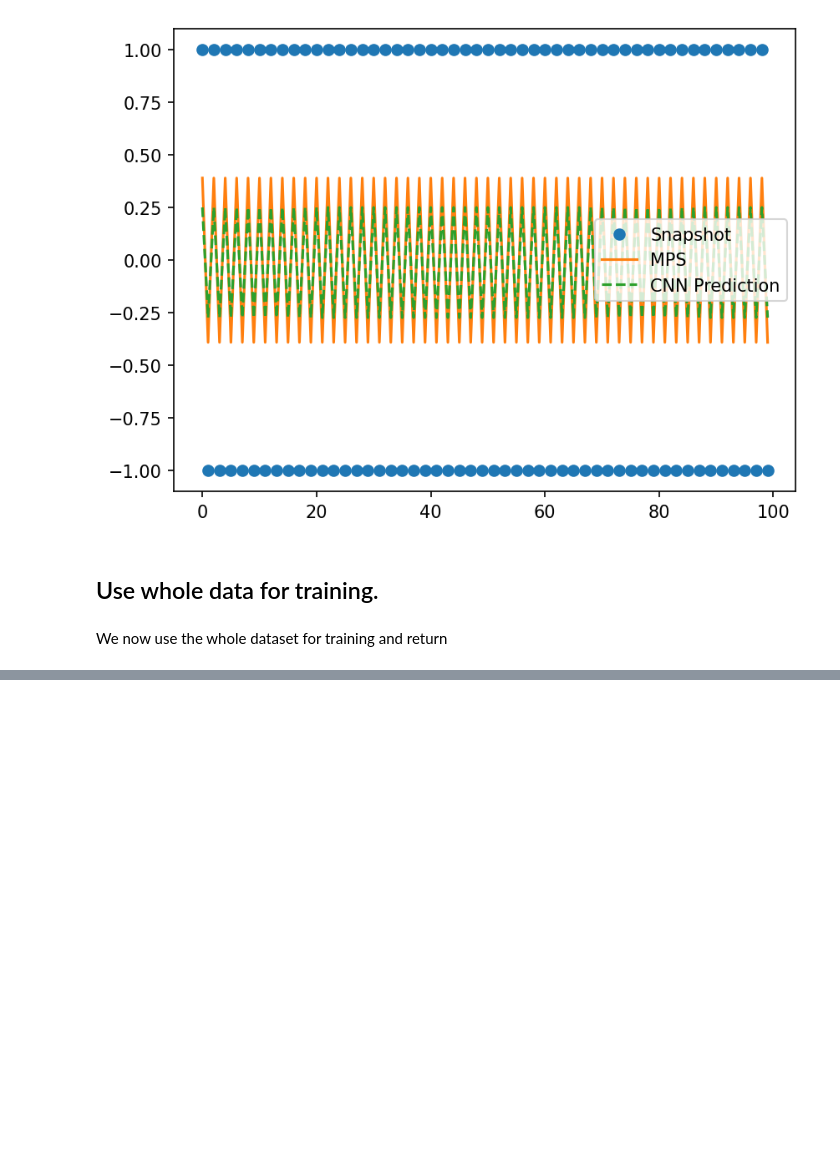
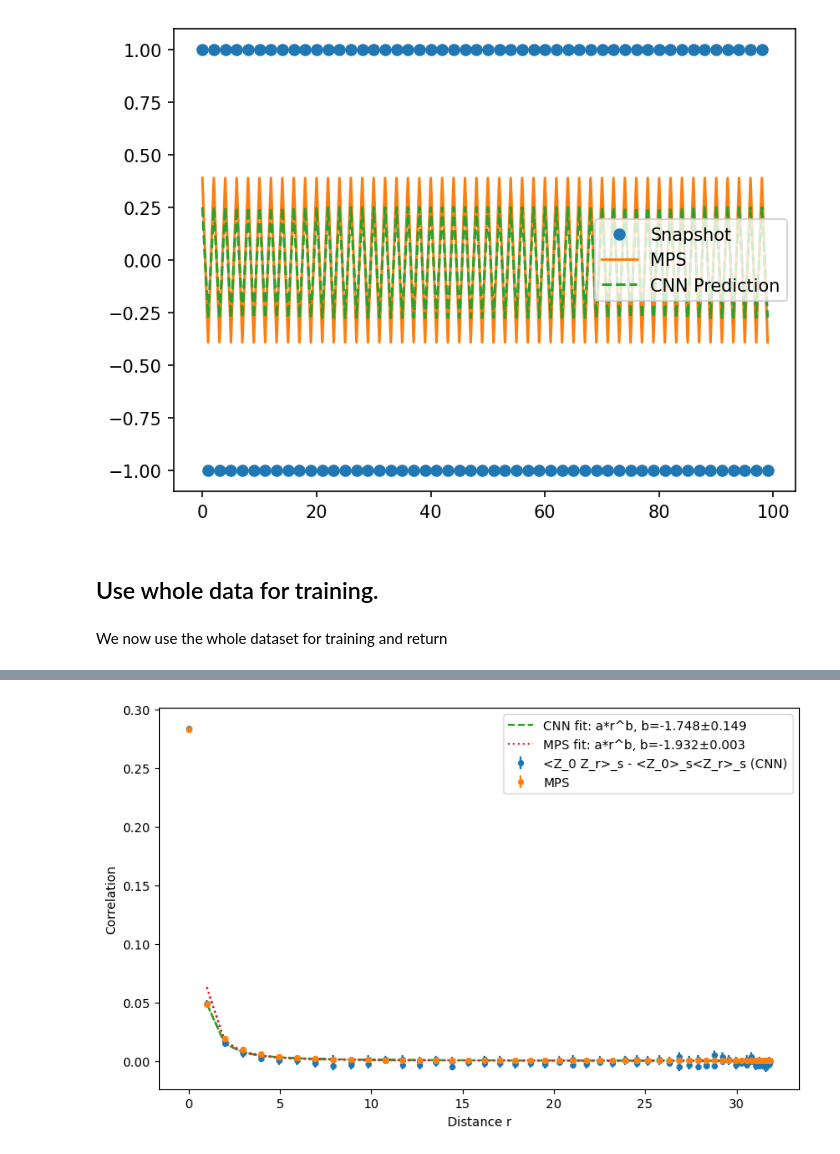
Before and after one commit to YueLiu01/MPSToolBox, a Jupyter notebook: CNN.ipynb, the cells around one changed output, grey strips where cells are left out. Drawn from its saved outputs; the diff is of its cells as text; code cells hidden in the pictures; blank space fills up the shorter version.

```diff
--- a/CNN.ipynb
+++ b/CNN.ipynb
@@ -2708,0 +3092,86 @@ Y = np.load(f"../data/Fast_CritIsing_L{L}_beta{beta}_Zoutcomes_sys.npy") # shape
+# %%
+r_list = np.arange(L)
+r_chord = L / np.pi * np.sin(np.pi * r_list / L)
+Zcorr_data = []
+Zcorr_data_std = []
+for i in r_list:
+    zcorr_i = np.mean(Y[:, 0] * Y[:, i])
+    zcorr_i_std = np.std(Y[:, 0] * Y[:, i]) / np.sqrt(Y.shape[0])
+    Zcorr_data.append(zcorr_i)
+    Zcorr_data_std.append(zcorr_i_std)
+Z0Zr_pred = []
+Z0Zr_pred_std = []
+for r in r_list:
+    zpred_r = np.mean(Y_pred[:, 0] * Y_pred[:, r])
+    zpred_r_std = np.std(Y_pred[:, 0] * Y_pred[:, r]) / np.sqrt(Y_pred.shape[0])
+    Z0Zr_pred.append(zpred_r)
+    Z0Zr_pred_std.append(zpred_r_std)
+Zcorr_data = np.asarray(Zcorr_data)
+Zcorr_data_std = np.asarray(Zcorr_data_std)
+Z0Zr_pred = np.asarray(Z0Zr_pred)
+Z0Zr_pred_std = np.asarray(Z0Zr_pred_std)
+def mps_data(q=1):
+    Zcorr = np.load(f"../data/Fast_MPS_CritIsing_L{L}_beta{beta}_Zcorr_N10000_0_r.npy")
+    Z = np.load(f"../data/Fast_MPS_CritIsing_L{L}_beta{beta}_Zexp_N10000_0_r.npy")
+    _connected_corr = Zcorr - Z[:, :1] * Z
+    y = np.mean(np.power(np.abs(_connected_corr), q), axis=0)
+    y_std = np.std(np.power(np.abs(_connected_corr), q), axis=0) / np.sqrt(Z.shape[0])
+    return y, y_std
+y_mps, y_mps_std = mps_data(q=1)
+y_cnn = Zcorr_data - Z0Zr_pred
+y_cnn_std = np.sqrt(Zcorr_data_std**2 + Z0Zr_pred_std**2)
+from scipy.optimize import curve_fit
+def fit_func(r, a, b):
+    return a * np.power(r, b)
+def weighted_power_fit(r, y, sigma, fit_start=1, fit_end=None):
+    if fit_end is None:
+        fit_end = len(r)
+    r_fit = r[fit_start:fit_end]
+    y_fit = y[fit_start:fit_end]
+    s_fit = sigma[fit_start:fit_end]
+    # Keep only physically/numercially valid points for power-law fit.
+    mask = (
+        np.isfinite(r_fit)
+        & np.isfinite(y_fit)
+        & np.isfinite(s_fit)
+        & (r_fit > 0)
+        & (y_fit > 0)
+        & (s_fit > 0)
+    )
+    if np.sum(mask) < 3:
+        raise RuntimeError("Not enough valid points for weighted power-law fit.")
+    p0 = (float(np.max(y_fit[mask])), -0.25)
+    popt, pcov = curve_fit(
+        fit_func,
+        r_fit[mask],
+        y_fit[mask],
+        sigma=s_fit[mask],
+        absolute_sigma=True,
+        p0=p0,
+        bounds=([0.0, -np.inf], [np.inf, 0.0]),
+        maxfev=20000,
+    )
+    perr = np.sqrt(np.diag(pcov))
+    return popt, perr
+fit_start, fit_end = 1, L
+popt_cnn, perr_cnn = weighted_power_fit(r_chord, y_cnn, y_cnn_std, fit_start, fit_end)
+popt_mps, perr_mps = weighted_power_fit(r_chord, y_mps, y_mps_std, fit_start, fit_end)
+a_cnn, b_cnn = popt_cnn
+a_mps, b_mps = popt_mps
+b_err_cnn = perr_cnn[1]
+b_err_mps = perr_mps[1]
+print(f"CNN fit exponent: b = {b_cnn:.6f} ± {b_err_cnn:.6f}")
+print(f"MPS fit exponent: b = {b_mps:.6f} ± {b_err_mps:.6f}")
+plt.figure(figsize=(8, 5))
+plt.errorbar(r_chord, y_cnn, yerr=y_cnn_std, fmt="o", markersize=4, label="<Z_0 Z_r>_s - <Z_0>_s<Z_r>_s (CNN)")
+plt.errorbar(r_chord, y_mps, yerr=y_mps_std, fmt="o", markersize=4, label="MPS")
+fitted_line_cnn = fit_func(r_chord, *popt_cnn)
+fitted_line_mps = fit_func(r_chord, *popt_mps)
+plt.plot(r_chord, fitted_line_cnn, linestyle="--", label=f"CNN fit: a*r^b, b={b_cnn:.3f}±{b_err_cnn:.3f}")
+plt.plot(r_chord, fitted_line_mps, linestyle=":", label=f"MPS fit: a*r^b, b={b_mps:.3f}±{b_err_mps:.3f}")
+plt.xlabel("Distance r")
+plt.ylabel("Correlation")
+plt.legend()
+plt.tight_layout()
+plt.show()
+# %% [output]
@@ -2708,0 +3180 @@ Y = np.load(f"../data/Fast_CritIsing_L{L}_beta{beta}_Zoutcomes_sys.npy") # shape
+[figure, added]
```
Also changed, not shown: parts of 14 cells of this notebook, 6 other files.
